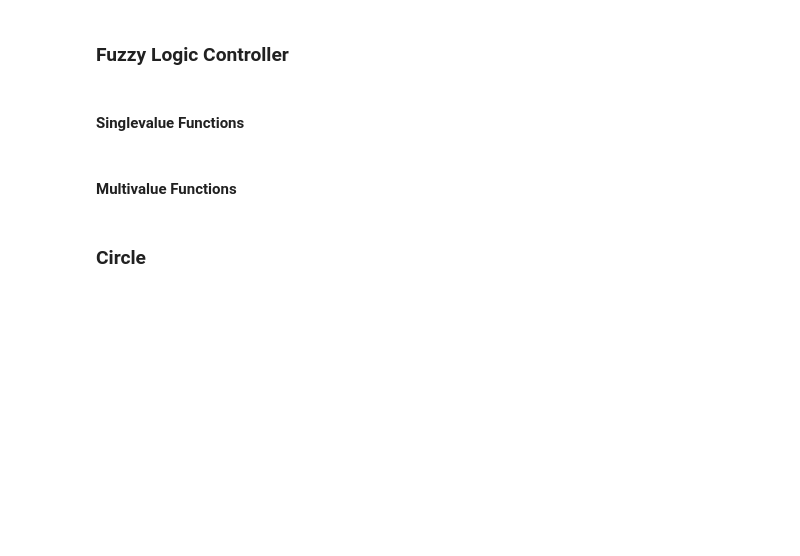
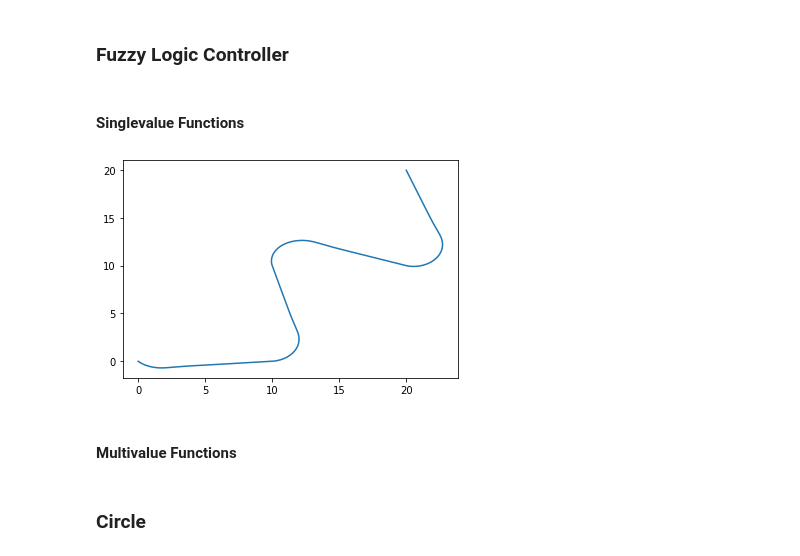
Before and after one commit to vanthuanhvhq/GA_FLC, a Jupyter notebook: Optimization_of_FuzzyLogicController.ipynb, the cells around one changed output. Saved outputs shown, nothing was run; the diff lists cells and outputs as text; code cells hidden in the pictures; blank space fills up the shorter version.

```diff
--- a/Optimization_of_FuzzyLogicController.ipynb
+++ b/Optimization_of_FuzzyLogicController.ipynb
@@ -716,0 +979,8 @@ def fromChromozomeToDescriptionRobins(chromozome, description):
+# %%
+def localDemo():
+    print(_fullFLCChromosome)
+    print(_fullFLCChromosomeLo)
+    print(_fullFLCChromosomeHi)
+
+if _runDemos:
+    localDemo()
@@ -723,8 +999,8 @@ def fromChromozomeToDescriptionFuzzy(chromozome, description):
     fuzzyDescription = {
         'inputs': {
             'distance' : {
-                'S': list(np.arange(0, 2, 0.02)),
-                'M': {'VC': [0, 0, 0.5], 'C': [0, 0.5, 1], 'M': [0.5, 1, 1.5], 'F': [1, 1.5, 2], 'VF': [1.5, 2, 2]}
+                'S': list(np.arange(0, 10, 0.1)),
+                'M': {'VC': [0, 0, 2.5], 'C': [0, 2.5, 5], 'M': [2.5, 5, 7.5], 'F': [5, 7.5, 10], 'VF': [7.5, 10, 10]}
             },
             'angle' : {
                 'S': list(np.arange(-3.14, 3.14, 0.0628)),
@@ -759,11 +1035,13 @@ def fromChromozomeToDescriptionFuzzy(chromozome, description):
         }
     }
 
+
+
     distance_Member = {'VC': [0, 0, CH[0]],
                        'C': [CH[2] - CH[1], CH[2], CH[2] + CH[3]],
                        'M': [CH[5] - CH[4], CH[5], CH[5] + CH[6]],
                        'F': [CH[8] - CH[7], CH[8], CH[8] + CH[9]],
-                       'VF': [2 - CH[10], 2, 2]}
+                       'VF': [10 - CH[10], 10, 10]}
     fuzzyDescription['inputs']['distance']['M'] = distance_Member
 
     angle_Member = {'BN': [-3.14, -3.14, -3.14+CH[11]],
@@ -997,6 +1199,19 @@ def update_fitnessFunctionDescription(simulationDescription, Chromosome):
 fitnessFunctionFLC_Energy = createFitnessFunction(simulationDescription, fromChromozomeToDescriptionFuzzy, createFuzzyController, energySelector)
 fitnessFunctionFLC_Distance = createFitnessFunction(simulationDescription, fromChromozomeToDescriptionFuzzy, createFuzzyController, distanceSelector)
 fitnessFunctionFLC_FullResults = createFitnessFunction(simulationDescription, fromChromozomeToDescriptionFuzzy, createFuzzyController)
+# %%
+def localDemo(simulationDescription=simulationDescription):
+
+    chromosome = [2.5,2.5,2.5,2.5,2.5,5,2.5,2.5,7.5,2.5,2.5,  1.57,1.57,-1.57,1.57,1.57,0,1.57,1.57,1.57,1.57,1.57,
+                    7.5,7.5,7.5,7.5,7.5,15,7.5,7.5,22.5,7.5,7.5,  7.5,7.5,7.5,7.5,7.5,15,7.5,7.5,22.5,7.5,7.5]
+    simulationDescription = fromChromozomeToDescriptionFuzzy(chromosome, simulationDescription)
+    results = fitnessFunctionFLC_FullResults(chromosome)
+    plt.plot(results['x'], results['y'])
+
+if _runDemos:
+    localDemo()
+# %% [output]
+[figure, added]
 # %% [markdown]
 #### Multivalue Functions
 # %%
```
Also changed, not shown: parts of 105 cells of this notebook.
